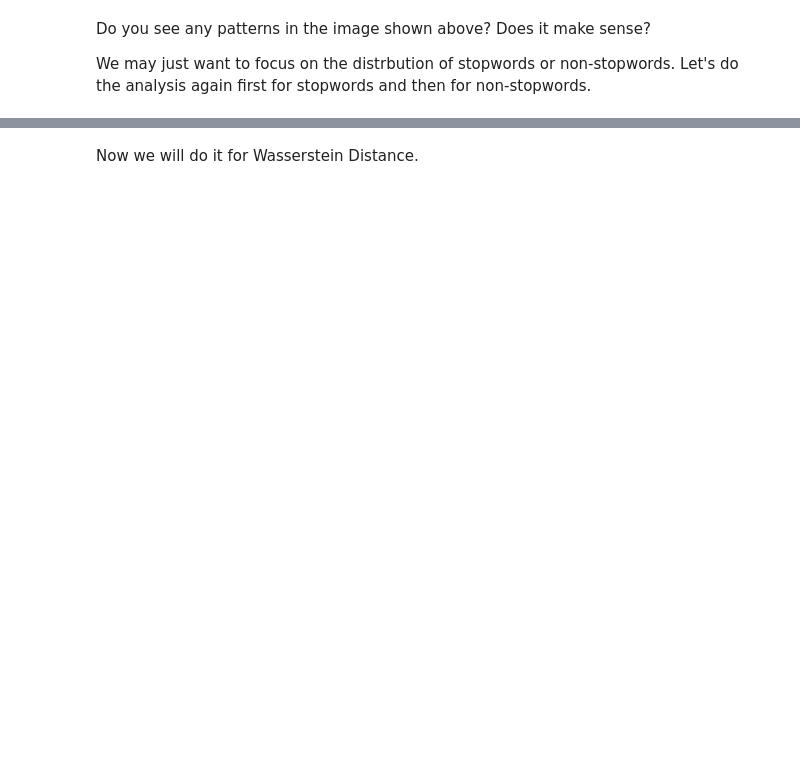
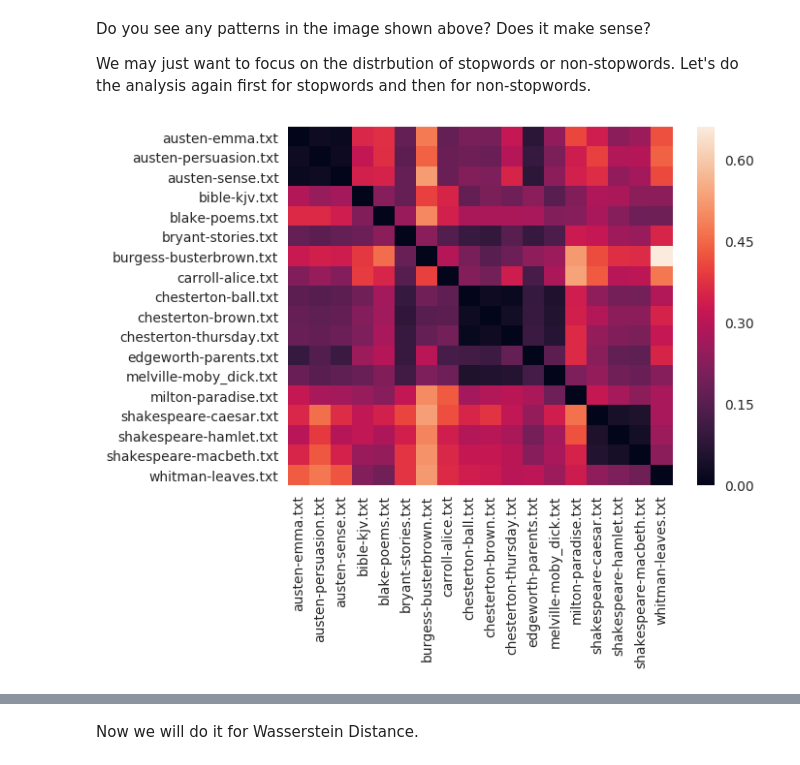
Before and after one commit to 1yangdongchen/Upcoming, a Jupyter notebook: 2-Corpus-Linguistics/2-Corpus-LinguisticsJE.ipynb, the cells around one changed output, grey strips where cells are left out. Saved outputs shown, nothing was run; the diff lists cells and outputs as text; code cells hidden in the pictures; blank space fills up the shorter version.

```diff
--- a/2-Corpus-Linguistics/2-Corpus-LinguisticsJE.ipynb
+++ b/2-Corpus-Linguistics/2-Corpus-LinguisticsJE.ipynb
@@ -676,15 +1011,17 @@ We may just want to focus on the distrbution of stopwords or non-stopwords. Let'
 # %%
 L = []
 for p in corpora_s:
     l = []
     for q in corpora_s:
-        l.append(kl_divergence(p,q))
+        l.append(Divergence(p,q, difference='KL'))
     L.append(l)
 M = np.array(L)
 fig = plt.figure()
 div = pandas.DataFrame(M, columns = fileids, index = fileids)
 ax = sns.heatmap(div)
 plt.show()
+# %% [output]
+[figure, added]
 # %%
 L = []
 for p in corpora_nons:
```
Also changed, not shown: parts of 62 cells of this notebook.
